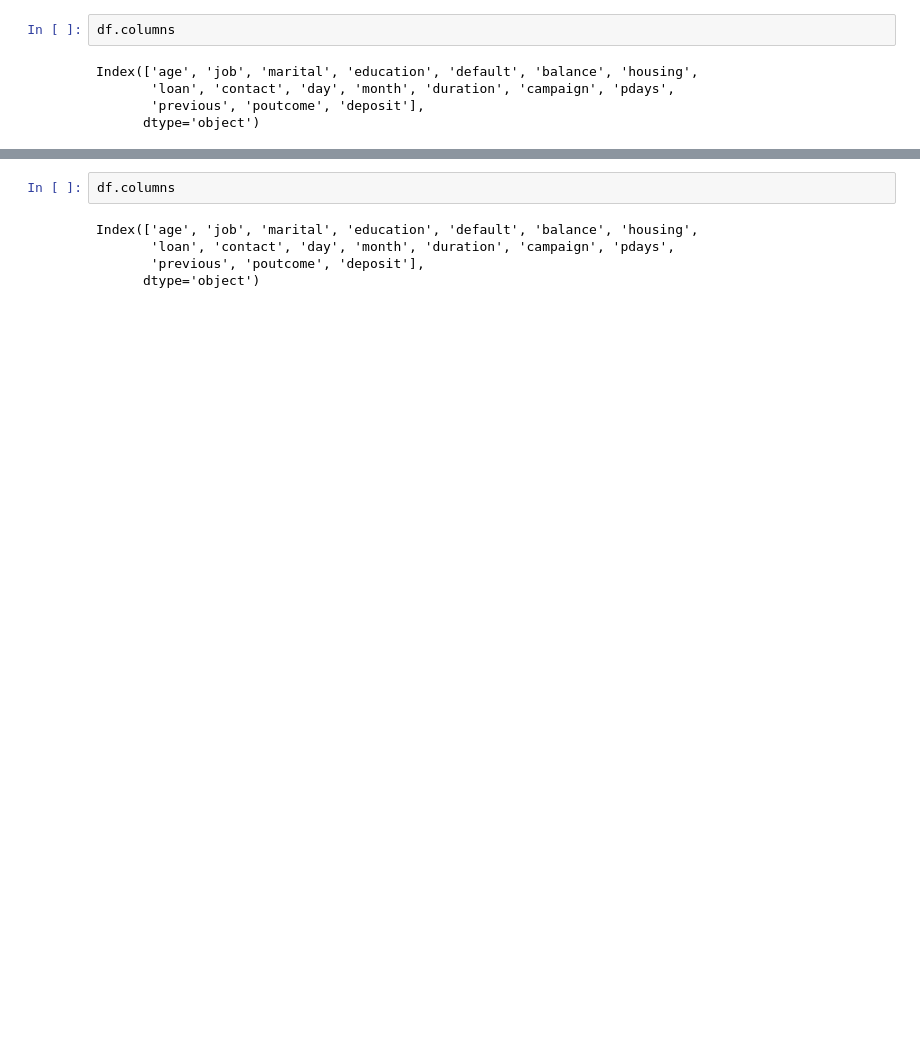
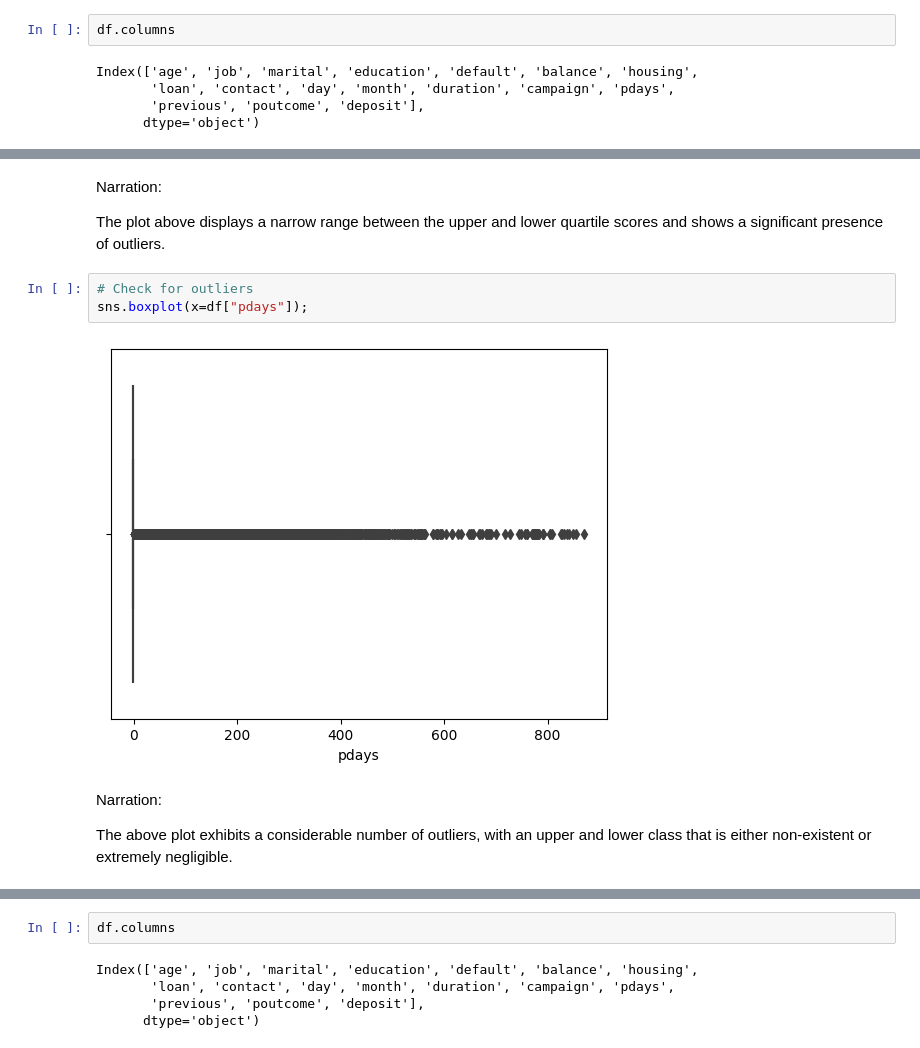
Before and after one commit to SenseiBassa/Nexux-Capstone-1, a Jupyter notebook: Capstone_Project_1.ipynb, the cells around one changed output, grey strips where cells are left out. Cells and saved outputs as stored; diff of their text form; blank space fills up the shorter version.

```diff
--- a/Capstone_Project_1.ipynb
+++ b/Capstone_Project_1.ipynb
@@ -257,0 +309,13 @@ sns.boxplot(x=df["age"]);
+# %% [markdown]
+Narration:
+
+The plot above displays a narrow range between the upper and lower quartile scores and shows a significant presence of outliers.
+# %%
+# Check for outliers
+sns.boxplot(x=df["pdays"]);
+# %% [output]
+[figure, added]
+# %% [markdown]
+Narration:
+
+The above plot exhibits a considerable number of outliers, with an upper and lower class that is either non-existent or extremely negligible.
```
Also changed, not shown: parts of 49 cells of this notebook.
